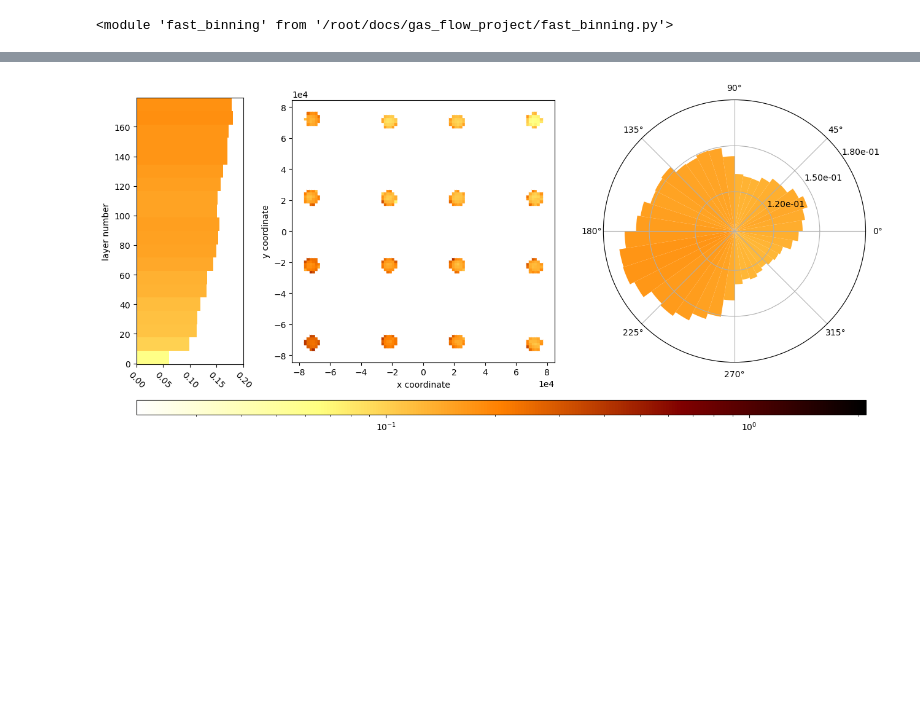
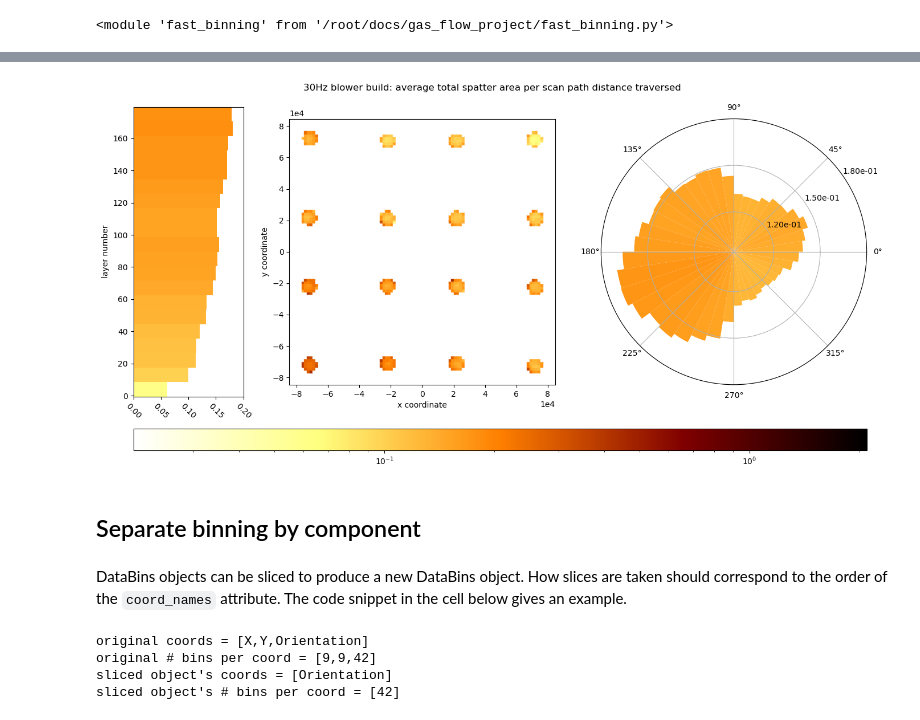
Before and after one commit to PatLT/grouch-binning, a Jupyter notebook: binning_v2.ipynb, the cells around one changed output, grey strips where cells are left out. Saved outputs shown, nothing was run; the diff lists cells and outputs as text; code cells hidden in the pictures; blank space fills up the shorter version.

```diff
--- a/binning_v2.ipynb
+++ b/binning_v2.ipynb
@@ -91,11 +107,12 @@ Total spatter area per unit of distance traversed along the scan path
 # %%
-fig = plt.figure(figsize=(13.0,6.0))
-ax_z,ax_xy,ax_th,vrange = fast_binning.plot_bins(fig,
+fig = plt.figure(figsize=(14.0,7.0))
+ax_z,ax_xy,ax_th,vrange_1 = fast_binning.plot_bins(fig,
                        "Spatter total area",
                        XY_data,
                        th_data,
                        Zl_data,
                        "per_traversed",
                        normalisation='log')
+fig.suptitle("12Hz blower build: average total spatter area per scan path distance traversed")
 fig.tight_layout()
 # %% [output]
@@ -103,13 +120,16 @@ fig.tight_layout()
 # %%
-fig = plt.figure(figsize=(13.0,6.0))
-ax_z,ax_xy,ax_th,vrange = fast_binning.plot_bins(fig,
+fig = plt.figure(figsize=(14.0,7.0))
+ax_z,ax_xy,ax_th,vrange_1 = fast_binning.plot_bins(fig,
                        "Spatter total area",
                        XY_data_30Hz,
                        th_data_30Hz,
                        Zl_data_30Hz,
-                       vrange=vrange,
+                       vrange=vrange_1,
                        quantity="per_traversed",
                        normalisation='log')
+fig.suptitle("30Hz blower build: average total spatter area per scan path distance traversed")
 fig.tight_layout()
 # %% [output]
-[figure, old version]
+[figure, new version]
+# %% [markdown]
+## Separate binning by component
@@ -115,0 +156,13 @@ fig.tight_layout()
+# %% [markdown]
+DataBins objects can be sliced to produce a new DataBins object. How slices are taken should correspond to the order of the `coord_names` attribute. The code snippet in the cell below gives an example.
+# %%
+print("original coords = [{},{},{}]".format(*th_component_data.coord_names))
+print("original # bins per coord = [{},{},{}]".format(*th_component_data.nbin))
+th_component_data_00 = th_component_data[0,0,:]
+print("sliced object's coords = [{}]".format(*th_component_data_00.coord_names))
+print("sliced object's # bins per coord = [{}]".format(*th_component_data_00.nbin))
+# %% [output]
+original coords = [X,Y,Orientation]
+original # bins per coord = [9,9,42]
+sliced object's coords = [Orientation]
+sliced object's # bins per coord = [42]
```
Also changed, not shown: parts of 24 cells of this notebook, 2 other files.
